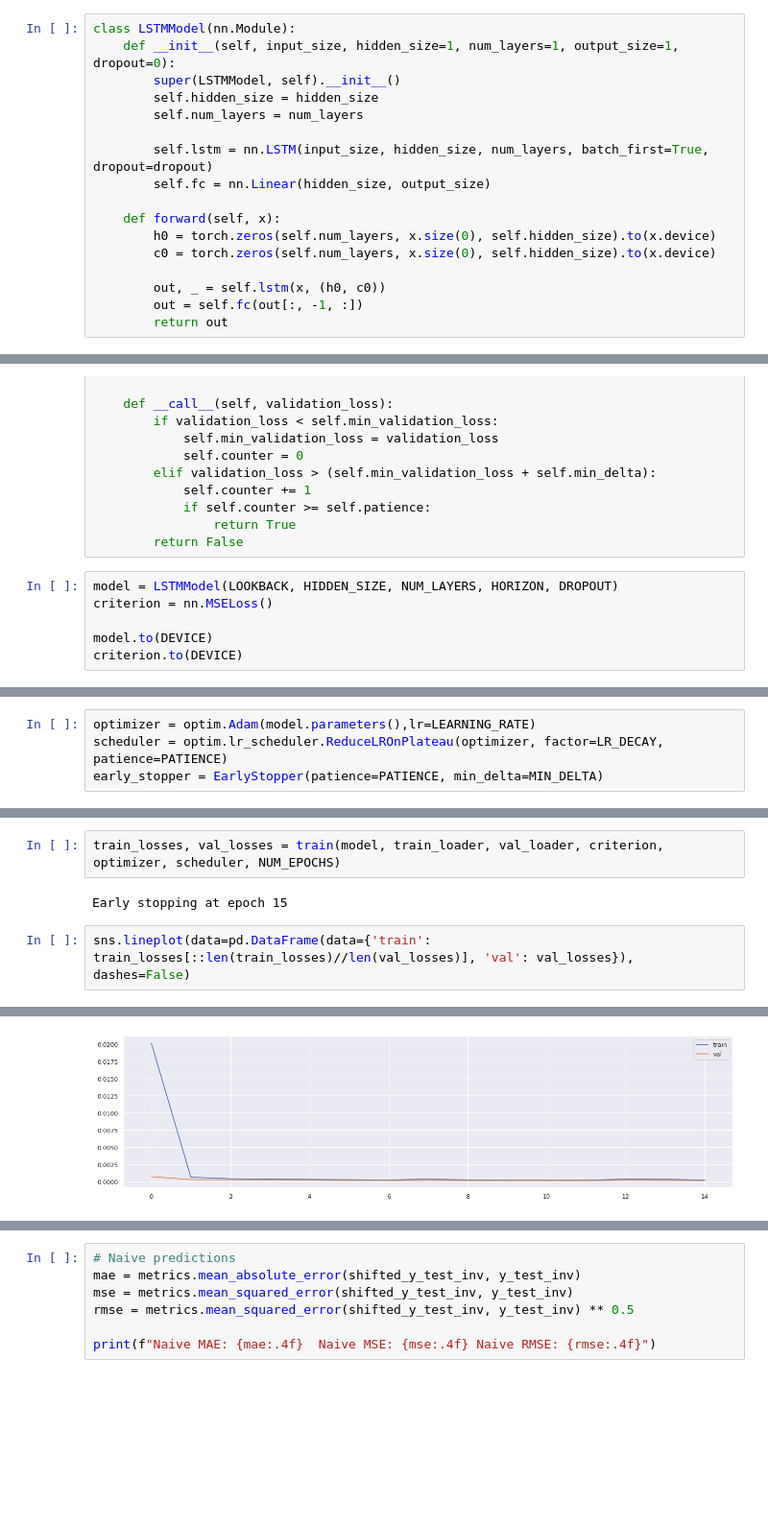
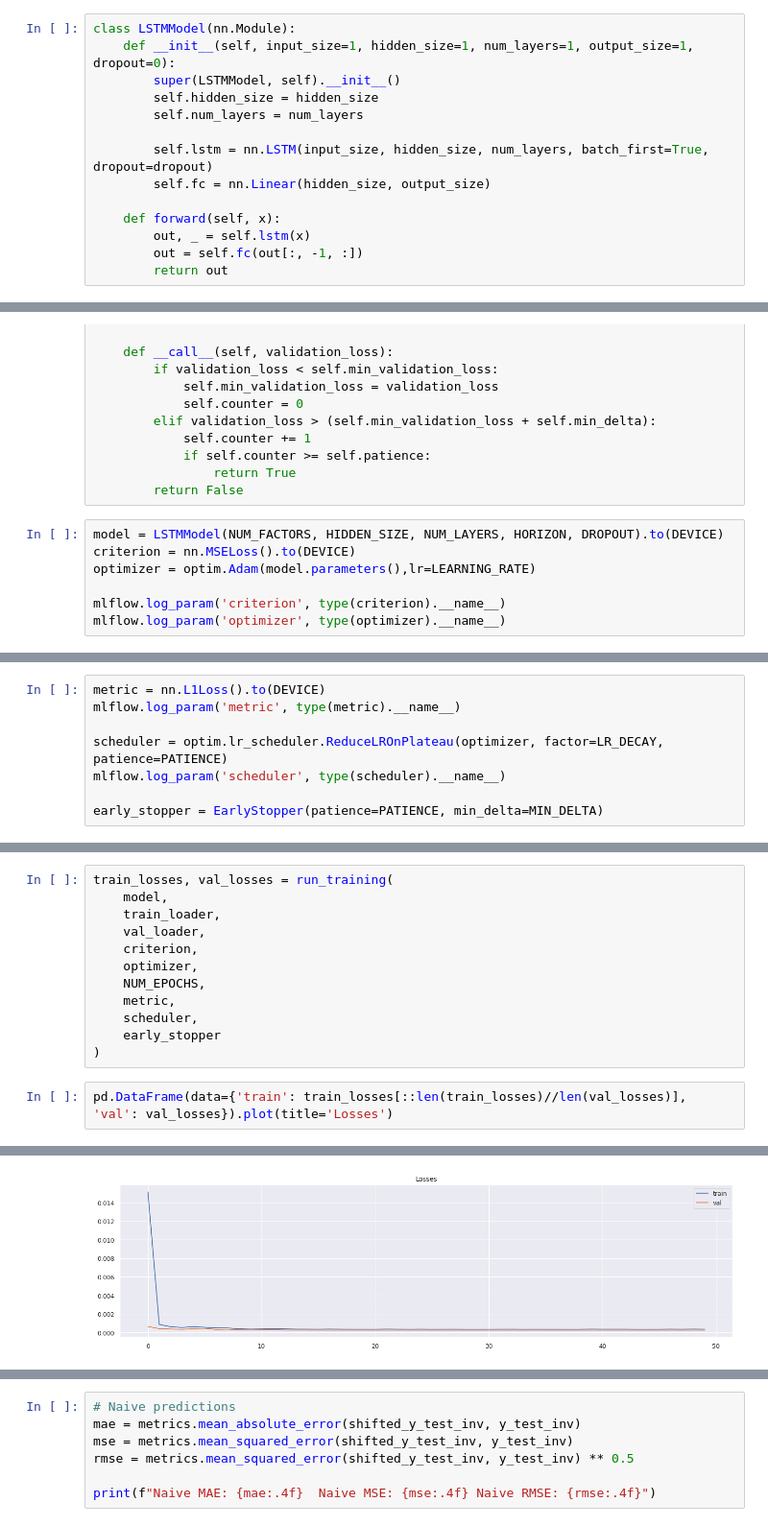
Before and after one commit to GJMrem/Stock-Market, a Jupyter notebook: notebooks/LSTM.ipynb, the cells around one changed output, grey strips where cells are left out. Shown: that part at 96% size. Drawn from its saved outputs; the diff is of its cells as text; blank space fills up the shorter version.

```diff
--- a/notebooks/LSTM.ipynb
+++ b/notebooks/LSTM.ipynb
@@ -100,7 +130,7 @@ train_loader = DataLoader(TensorDataset(X_train, y_train), batch_size=BATCH_SIZE
 val_loader = DataLoader(TensorDataset(X_val, y_val), batch_size=BATCH_SIZE, shuffle=False)
 # %%
 class LSTMModel(nn.Module):
-    def __init__(self, input_size, hidden_size=1, num_layers=1, output_size=1, dropout=0):
+    def __init__(self, input_size=1, hidden_size=1, num_layers=1, output_size=1, dropout=0):
         super(LSTMModel, self).__init__()
         self.hidden_size = hidden_size
         self.num_layers = num_layers
@@ -109,10 +139,7 @@ class LSTMModel(nn.Module):
         self.fc = nn.Linear(hidden_size, output_size)
 
     def forward(self, x):
-        h0 = torch.zeros(self.num_layers, x.size(0), self.hidden_size).to(x.device)
-        c0 = torch.zeros(self.num_layers, x.size(0), self.hidden_size).to(x.device)
-
-        out, _ = self.lstm(x, (h0, c0))
+        out, _ = self.lstm(x)
         out = self.fc(out[:, -1, :])
         return out
 # %%
@@ -133,9 +160,10 @@ class EarlyStopper:
                 return True
         return False
 # %%
-model = LSTMModel(LOOKBACK, HIDDEN_SIZE, NUM_LAYERS, HORIZON, DROPOUT)
-criterion = nn.MSELoss()
+model = LSTMModel(NUM_FACTORS, HIDDEN_SIZE, NUM_LAYERS, HORIZON, DROPOUT).to(DEVICE)
+criterion = nn.MSELoss().to(DEVICE)
+optimizer = optim.Adam(model.parameters(),lr=LEARNING_RATE)
 
-model.to(DEVICE)
-criterion.to(DEVICE)
+mlflow.log_param('criterion', type(criterion).__name__)
+mlflow.log_param('optimizer', type(optimizer).__name__)
 # %% [output]
@@ -143,4 +171,8 @@ MSELoss()
 # %%
-optimizer = optim.Adam(model.parameters(),lr=LEARNING_RATE)
+metric = nn.L1Loss().to(DEVICE)
+mlflow.log_param('metric', type(metric).__name__)
+
 scheduler = optim.lr_scheduler.ReduceLROnPlateau(optimizer, factor=LR_DECAY, patience=PATIENCE)
+mlflow.log_param('scheduler', type(scheduler).__name__)
+
 early_stopper = EarlyStopper(patience=PATIENCE, min_delta=MIN_DELTA)
@@ -225,9 +271,17 @@ def train(model: torch.nn.Module, train_loader: torch.utils.data.DataLoader, val
 
     return train_losses, val_losses
 # %%
-train_losses, val_losses = train(model, train_loader, val_loader, criterion, optimizer, scheduler, NUM_EPOCHS)
+train_losses, val_losses = run_training(
+    model,
+    train_loader,
+    val_loader,
+    criterion,
+    optimizer,
+    NUM_EPOCHS,
+    metric,
+    scheduler,
+    early_stopper
+)
-# %% [output]
-Early stopping at epoch 15
 # %%
-sns.lineplot(data=pd.DataFrame(data={'train': train_losses[::len(train_losses)//len(val_losses)], 'val': val_losses}), dashes=False)
+pd.DataFrame(data={'train': train_losses[::len(train_losses)//len(val_losses)], 'val': val_losses}).plot(title='Losses')
 # %% [output]
@@ -235,4 +289,4 @@ sns.lineplot(data=pd.DataFrame(data={'train': train_losses[::len(train_losses)//
-[figure, old version]
+[figure, new version]
 # %%
 if os.path.exists(f'../models/{type(model).__name__}.pt'):
     model.load_state_dict(torch.load(f"../models/{type(model).__name__}.pt"))
```
Also changed, not shown: parts of 32 cells of this notebook, 1 other file.
